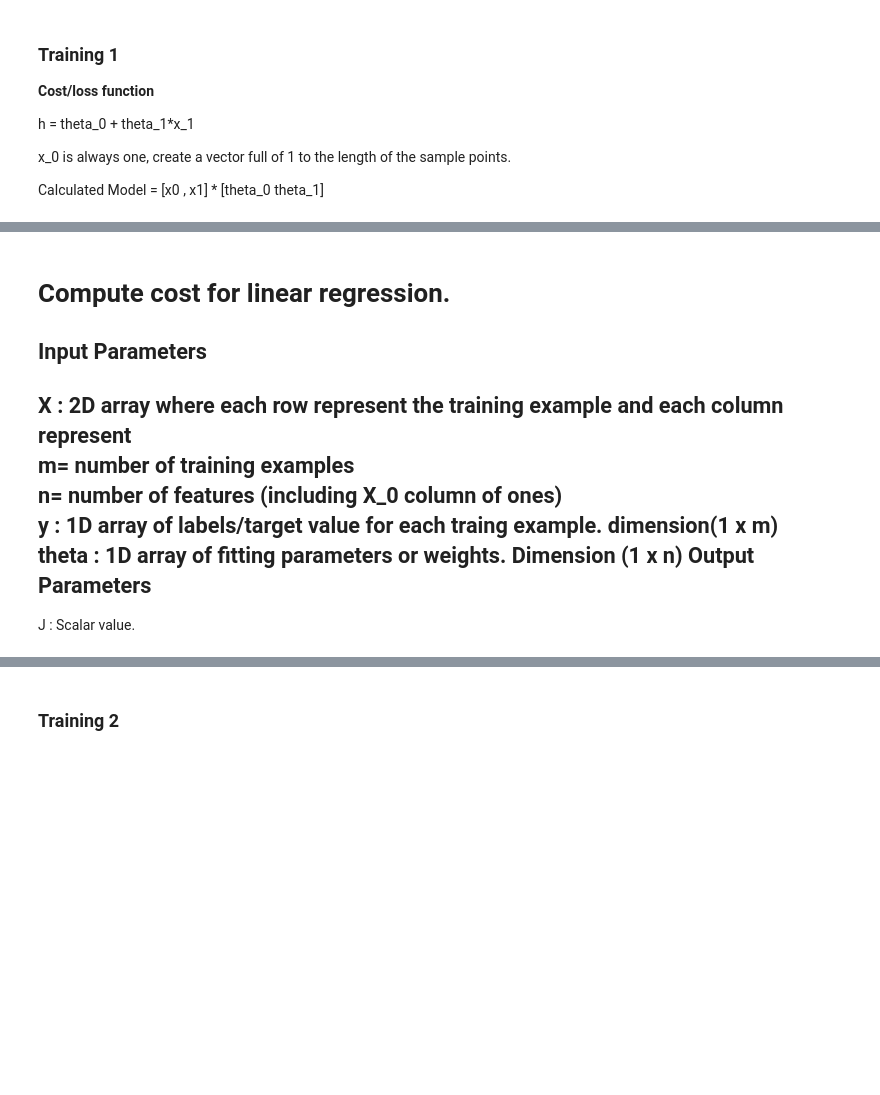
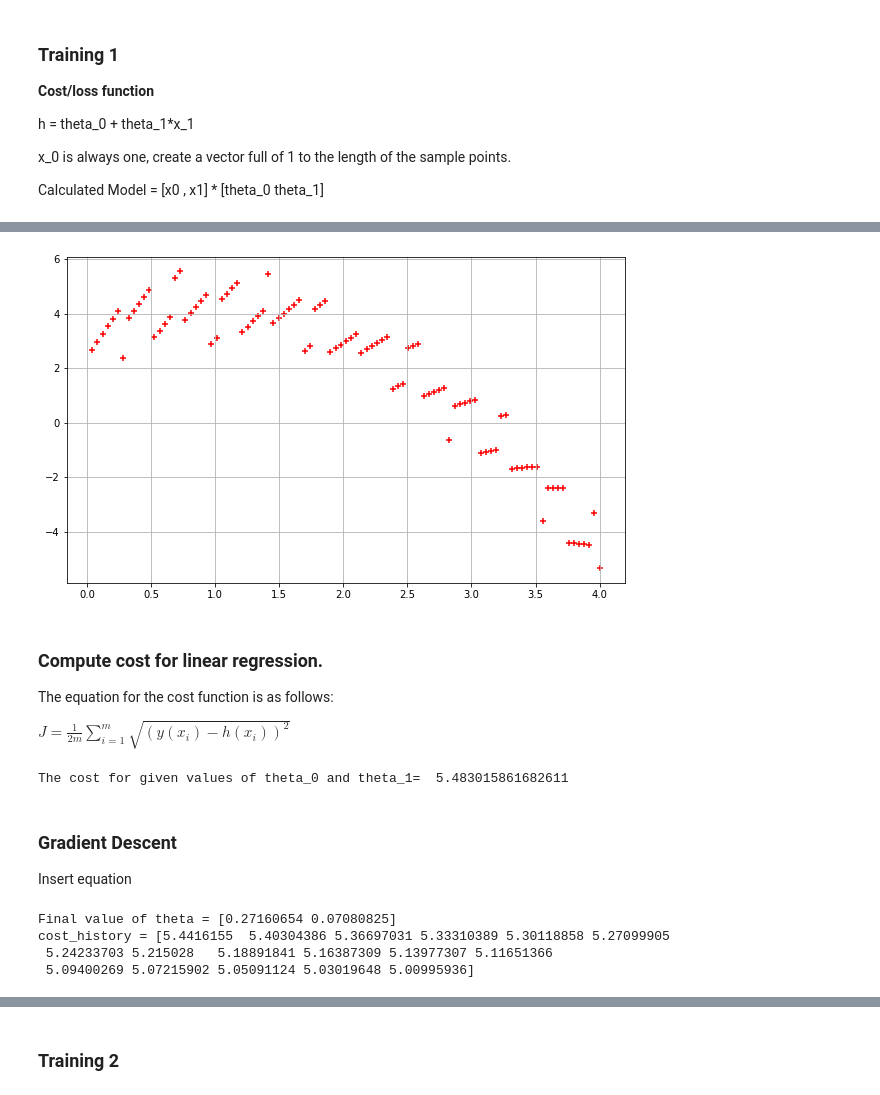
Before and after one commit to thachkse/Intro-to-ML, a Jupyter notebook: HW_0/Gradient_Descent.ipynb, the cells around one changed output, grey strips where cells are left out. Drawn from its saved outputs; the diff is of its cells as text; code cells hidden in the pictures; blank space fills up the shorter version.

```diff
--- a/HW_0/Gradient_Descent.ipynb
+++ b/HW_0/Gradient_Descent.ipynb
@@ -97,11 +85,30 @@ def compute_cost(X,y,theta):
-# %% [markdown]
-#  Compute cost for linear regression.
-Input Parameters
-----------------
-X : 2D array where each row represent the training example and each column represent
-m= number of training examples
-n= number of features (including X_0 column of ones)
-y : 1D array of labels/target value for each traing example. dimension(1 x m)
-theta : 1D array of fitting parameters or weights. Dimension (1 x n)  Output Parameters
------------------
-J : Scalar value.
+# %%
+# Parameters and values related to x1
+plt.figure()
+plt.scatter(x1,y,color='red',marker='+')
+plt.grid()
+plt.rcParams["figure.figsize"] = (10,6)
+
+# Create a vector of ones
+
+x0=np.ones((m,1))
+
+# Reshape the vector into a [1 x m] vector vs. the original [m x 1] to later stack
+
+x_1=x1.reshape(m,1)
+
+# Stack the 2 vectors together
+
+X=np.hstack((x0,x_1))
+
+# Set the number of parameters in your model
+
+theta=np.zeros(2)
+# %% [output]
+[figure, added]
+# %% [markdown]
+###  Compute cost for linear regression.
+
+The equation for the cost function is as follows:
+
+$ J = \frac{1}{2m} \sum \limits_{i=1} ^{m} \sqrt{(y(x_{i}) - h(x_{i}))^2}$
@@ -107,0 +143,9 @@ J : Scalar value.
+# %%
+cost = compute_cost(X,y, theta)
+print('The cost for given values of theta_0 and theta_1= ', cost)
+# %% [output]
+The cost for given values of theta_0 and theta_1=  5.483015861682611
+# %% [markdown]
+### Gradient Descent
+
+Insert equation
@@ -107,0 +169,14 @@ J : Scalar value.
+# %%
+theta = [0,0]
+iterations = 17
+alpha = 0.01
+theta, cost_hist = gradient_descent(X,y,theta,alpha,iterations)
+print('Final value of theta =', theta)
+print('cost_history =', cost_hist)
+
+modelx = theta[1] + theta[2]*X
+# %% [output]
+Final value of theta = [0.27160654 0.07080825]
+cost_history = [5.4416155  5.40304386 5.36697031 5.33310389 5.30118858 5.27099905
+ 5.24233703 5.215028   5.18891841 5.16387309 5.13977307 5.11651366
+ 5.09400269 5.07215902 5.05091124 5.03019648 5.00995936]
```
Also changed, not shown: parts of 9 cells of this notebook.
